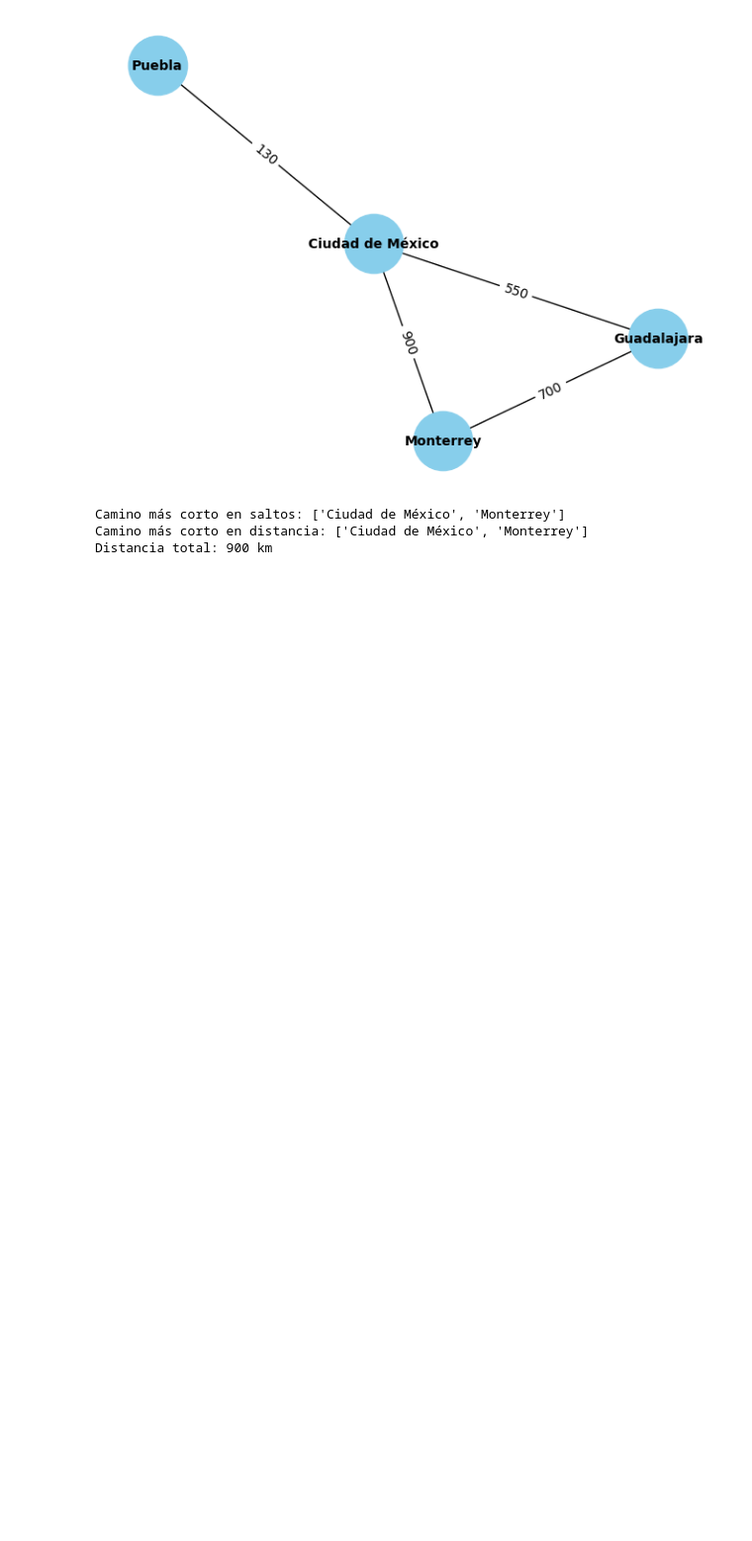
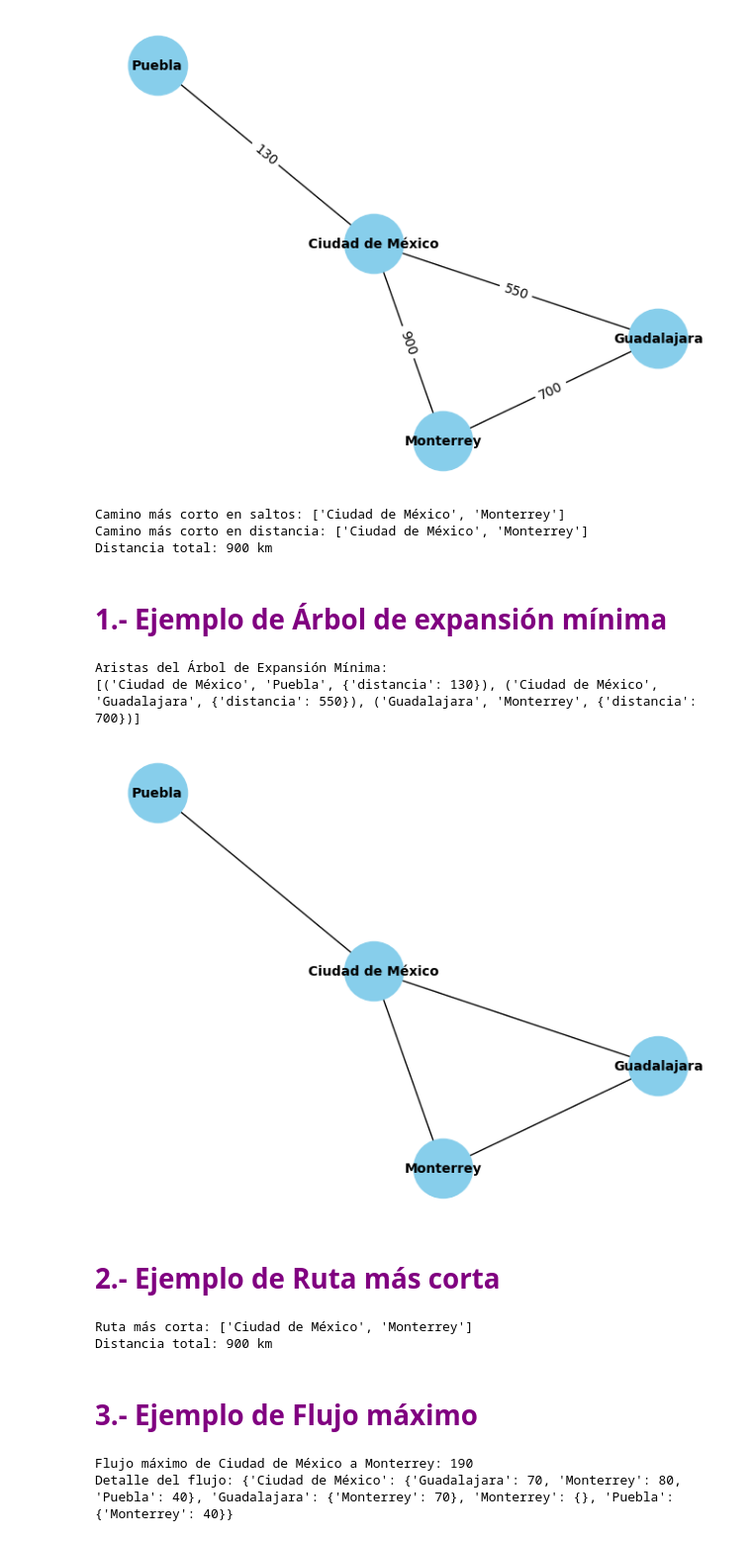
Before and after one commit to PerdomoVergaraFernando/Investigaciones-de-operaciones-, a Jupyter notebook: GraficadeRedes.ipynb, the cells around one changed output. Shown: that part at 99% size. Cells and saved outputs as stored; diff of their text form; code cells hidden in the pictures; blank space fills up the shorter version.

```diff
--- a/GraficadeRedes.ipynb
+++ b/GraficadeRedes.ipynb
@@ -300,3 +300,49 @@ Grado de Guadalajara: 2
 Camino más corto en saltos: ['Ciudad de México', 'Monterrey']
 Camino más corto en distancia: ['Ciudad de México', 'Monterrey']
 Distancia total: 900 km
+# %% [markdown]
+# <font color= Purple> 1.- Ejemplo de Árbol de expansión mínima
+# %%
+
+# Árbol de expansión mínima (usando las distancias como peso)
+mst = nx.minimum_spanning_tree(G, weight="distancia")
+
+print("Aristas del Árbol de Expansión Mínima:")
+print(mst.edges(data=True))
+nx.draw(G, pos, with_labels=True, node_color="skyblue", node_size=2000, font_size=10, font_weight="bold")
+# %% [output]
+Aristas del Árbol de Expansión Mínima:
+[('Ciudad de México', 'Puebla', {'distancia': 130}), ('Ciudad de México', 'Guadalajara', {'distancia': 550}), ('Guadalajara', 'Monterrey', {'distancia': 700})]
+[figure, added]
+# %% [markdown]
+# <font color= Purple> 2.- Ejemplo de Ruta más corta
+# %%
+# Camino más corto en distancia entre Ciudad de México y Monterrey
+camino = nx.shortest_path(G, source="Ciudad de México", target="Monterrey", weight="distancia")
+distancia = nx.shortest_path_length(G, source="Ciudad de México", target="Monterrey", weight="distancia")
+
+print("Ruta más corta:", camino)
+print("Distancia total:", distancia, "km")
+# %% [output]
+Ruta más corta: ['Ciudad de México', 'Monterrey']
+Distancia total: 900 km
+# %% [markdown]
+# <font color= Purple> 3.- Ejemplo de Flujo máximo
+# %%
+# Crear un grafo dirigido con capacidades
+FG = nx.DiGraph()
+
+FG.add_edge("Ciudad de México", "Guadalajara", capacity=100)
+FG.add_edge("Ciudad de México", "Monterrey", capacity=80)
+FG.add_edge("Ciudad de México", "Puebla", capacity=50)
+FG.add_edge("Puebla", "Monterrey", capacity=40)
+FG.add_edge("Guadalajara", "Monterrey", capacity=70)
+
+# Calcular flujo máximo de Ciudad de México a Monterrey
+flow_value, flow_dict = nx.maximum_flow(FG, "Ciudad de México", "Monterrey")
+
+print("Flujo máximo de Ciudad de México a Monterrey:", flow_value)
+print("Detalle del flujo:", flow_dict)
+# %% [output]
+Flujo máximo de Ciudad de México a Monterrey: 190
+Detalle del flujo: {'Ciudad de México': {'Guadalajara': 70, 'Monterrey': 80, 'Puebla': 40}, 'Guadalajara': {'Monterrey': 70}, 'Monterrey': {}, 'Puebla': {'Monterrey': 40}}
```
Also changed, not shown: parts of 3 cells of this notebook.
